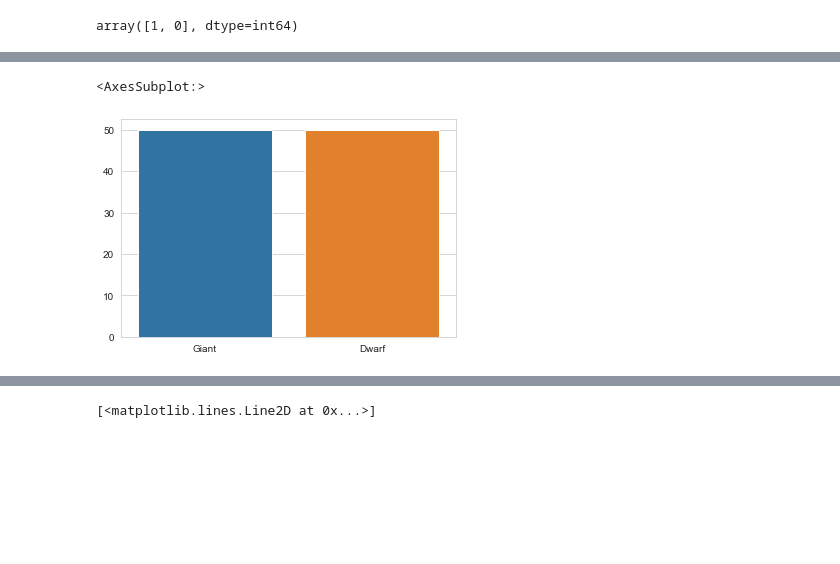
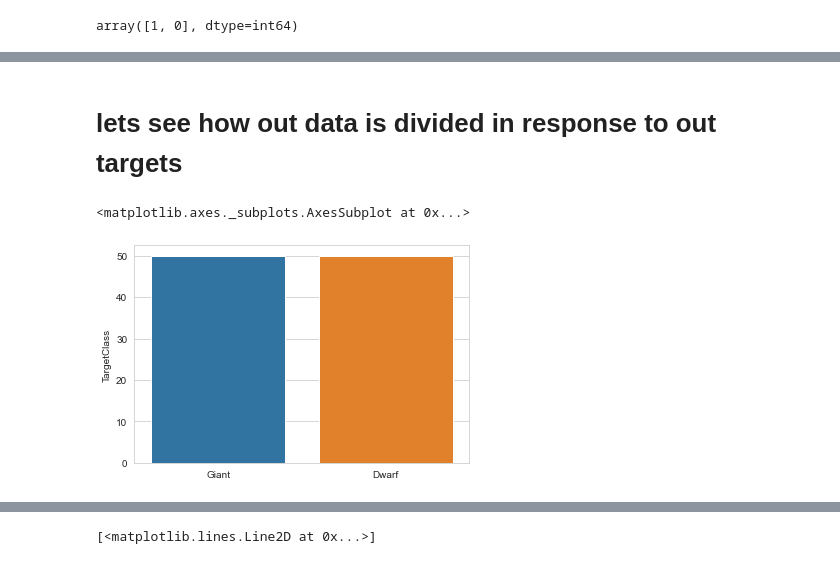
Before and after one commit to TalSomech/Data-Sc-101, a Jupyter notebook: classification 3.ipynb, the cells around one changed output, grey strips where cells are left out. Drawn from its saved outputs; the diff is of its cells as text; code cells hidden in the pictures; blank space fills up the shorter version.

```diff
--- a/classification 3.ipynb
+++ b/classification 3.ipynb
@@ -102,9 +136,9 @@ df.shape
+# %% [markdown]
+# lets see how out data is divided in response to out targets
 # %%
-"""lets see how out data is divided in response to out targets"""
 precnt=round(df['TargetClass'].value_counts()/len(df['TargetClass'])*100)
-precnt
 sns.set_style("whitegrid")
-sns.barplot(['Giant','Dwarf'],y=[50,50])
+sns.barplot(['Giant','Dwarf'],y=precnt)
 # %% [output]
-<AxesSubplot:>
+<matplotlib.axes._subplots.AxesSubplot at 0x...>
-[figure, old version]
+[figure, new version]
```
Also changed, not shown: parts of 35 cells of this notebook.
